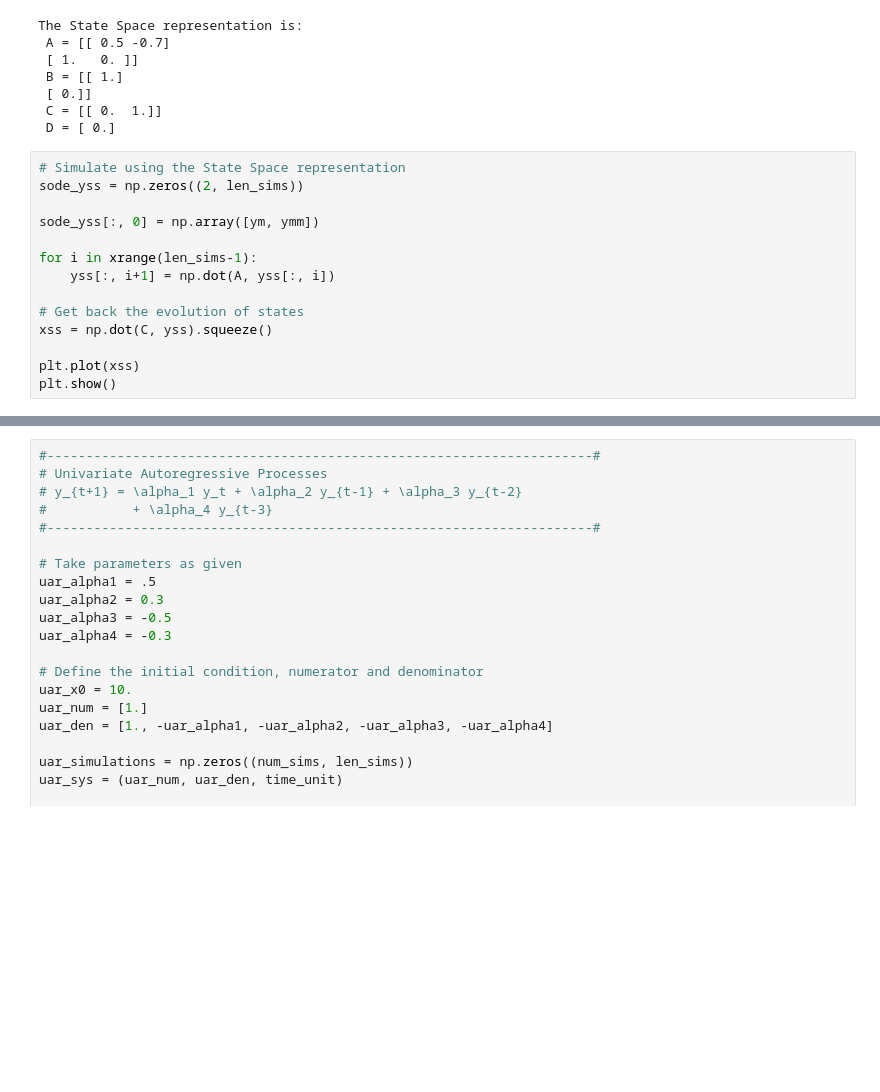
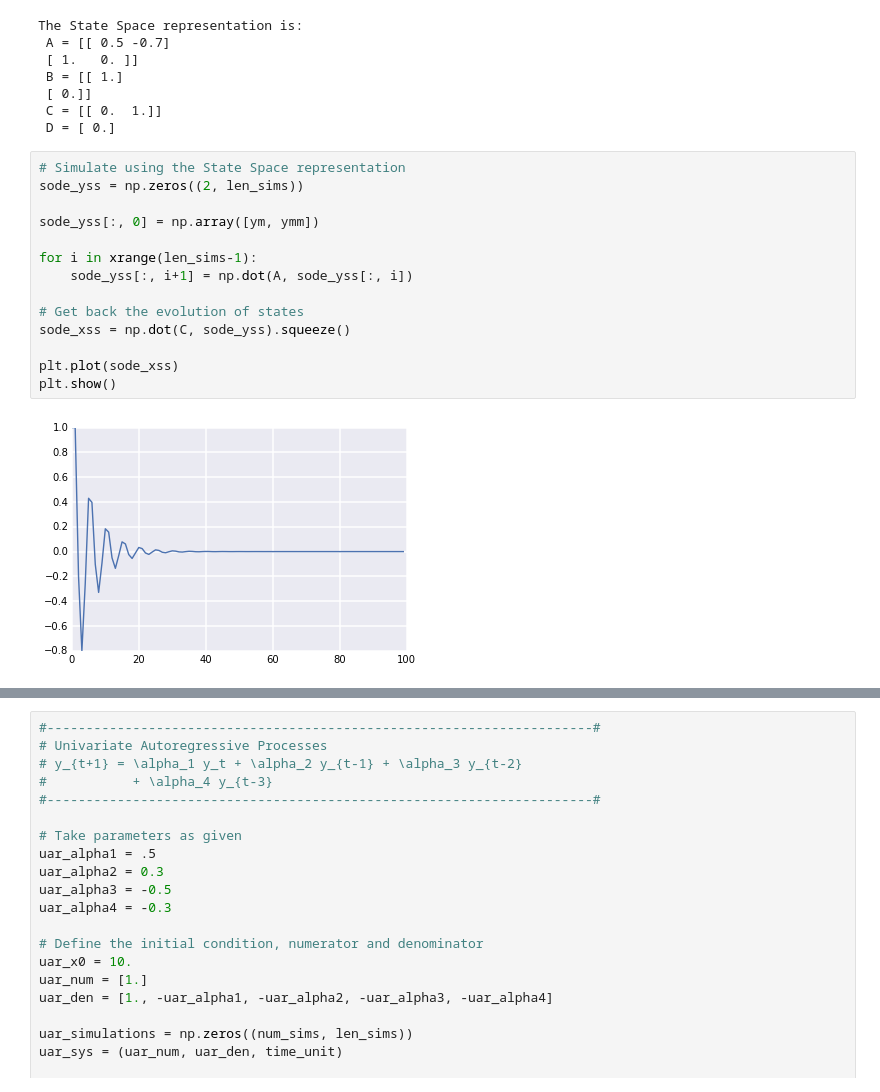
Before and after one commit to sternSargentRA/pyTM, a Jupyter notebook: python_programs/Examples.ipynb, the cells around one changed output, grey strips where cells are left out. Drawn from its saved outputs; the diff is of its cells as text; blank space fills up the shorter version.

```diff
--- a/python_programs/Examples.ipynb
+++ b/python_programs/Examples.ipynb
@@ -88,17 +93,19 @@ The State Space representation is:
 # %%
 # Simulate using the State Space representation
 sode_yss = np.zeros((2, len_sims))
 
 sode_yss[:, 0] = np.array([ym, ymm])
 
 for i in xrange(len_sims-1):
-    yss[:, i+1] = np.dot(A, yss[:, i])
+    sode_yss[:, i+1] = np.dot(A, sode_yss[:, i])
 
 # Get back the evolution of states
-xss = np.dot(C, yss).squeeze()
+sode_xss = np.dot(C, sode_yss).squeeze()
 
-plt.plot(xss)
+plt.plot(sode_xss)
 plt.show()
+# %% [output]
+[figure, added]
 # %%
 # Simulate using the scipy.signal stuff (Probably doing same thing we just typed)
 
```
Also changed, not shown: parts of 4 cells of this notebook.
